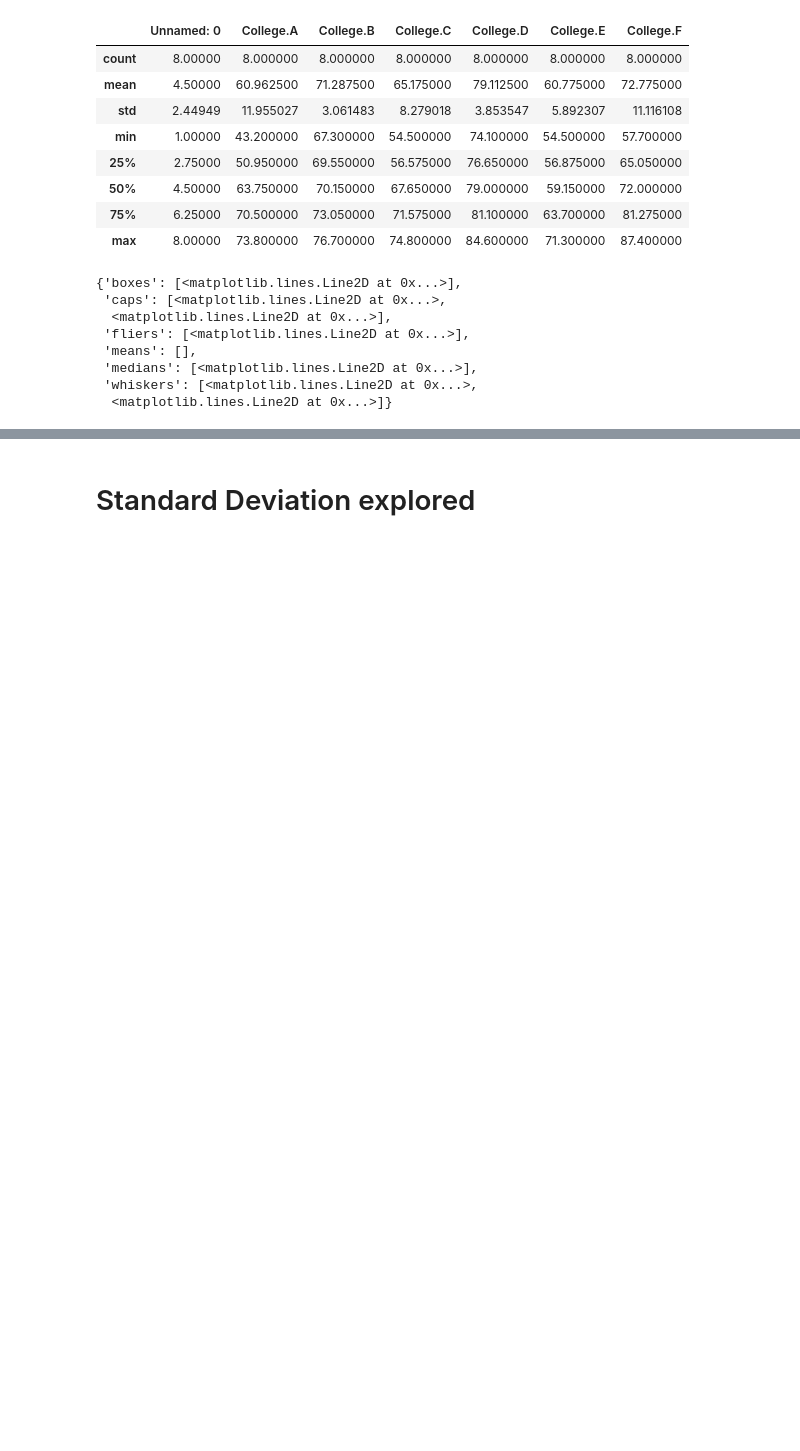
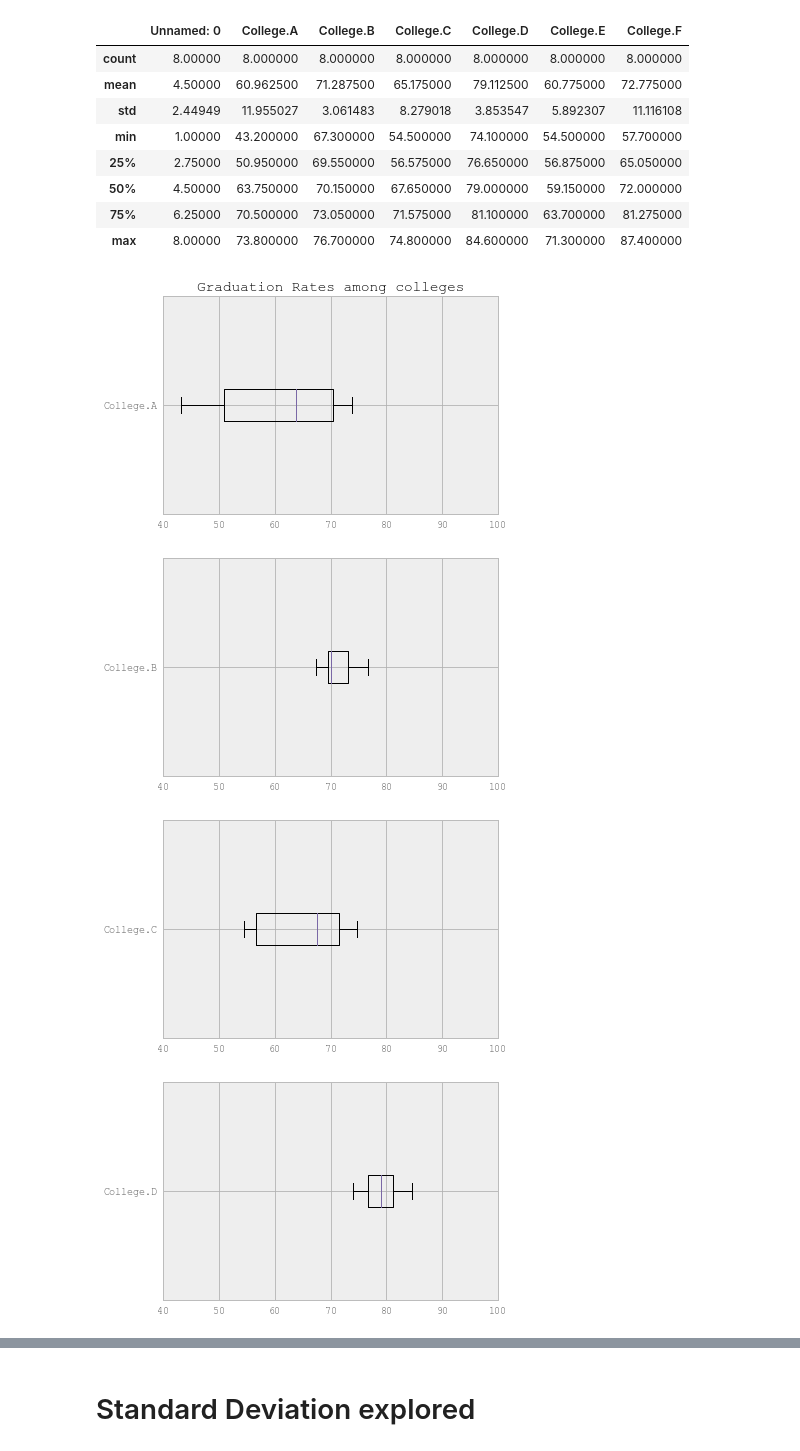
Before and after one commit to uoflCoder/StanfordStats, a Jupyter notebook: Examining Distributions.ipynb, the cells around one changed output, grey strips where cells are left out. Cells and saved outputs as stored; diff of their text form; code cells hidden in the pictures; blank space fills up the shorter version.

Commit message:
Box plot cleaned up

```diff
--- a/Examining Distributions.ipynb
+++ b/Examining Distributions.ipynb
@@ -102,22 +102,25 @@ gradData.describe()
 # %%
 plt.title("Graduation Rates among colleges")
 plt.boxplot(gradData['College.A'], vert = False, labels=['College.A'])
+plt.xlim(40,100)
 plt.figure()
 plt.boxplot(gradData['College.B'], vert = False, labels=['College.B'])
+plt.xlim(40,100)
 plt.figure()
 plt.boxplot(gradData['College.C'], vert = False, labels=['College.C'])
+plt.xlim(40,100)
 plt.figure()
 plt.boxplot(gradData['College.D'], vert = False, labels=['College.D'])
+plt.xlim(40,100)
 plt.figure()
 plt.boxplot(gradData['College.E'], vert = False, labels=['College.E'])
+plt.xlim(40,100)
 plt.figure()
 plt.boxplot(gradData['College.F'], vert = False, labels=['College.F'])
+plt.xlim(40,100)
+plt.show()
 # %% [output]
-{'boxes': [<matplotlib.lines.Line2D at 0x...>],
- 'caps': [<matplotlib.lines.Line2D at 0x...>,
-  <matplotlib.lines.Line2D at 0x...>],
- 'fliers': [<matplotlib.lines.Line2D at 0x...>],
- 'means': [],
- 'medians': [<matplotlib.lines.Line2D at 0x...>],
- 'whiskers': [<matplotlib.lines.Line2D at 0x...>,
-  <matplotlib.lines.Line2D at 0x...>]}
+[figure, added]
+[figure, added]
+[figure, added]
+[figure, added]
```
Also changed, not shown: parts of 7 cells of this notebook.
